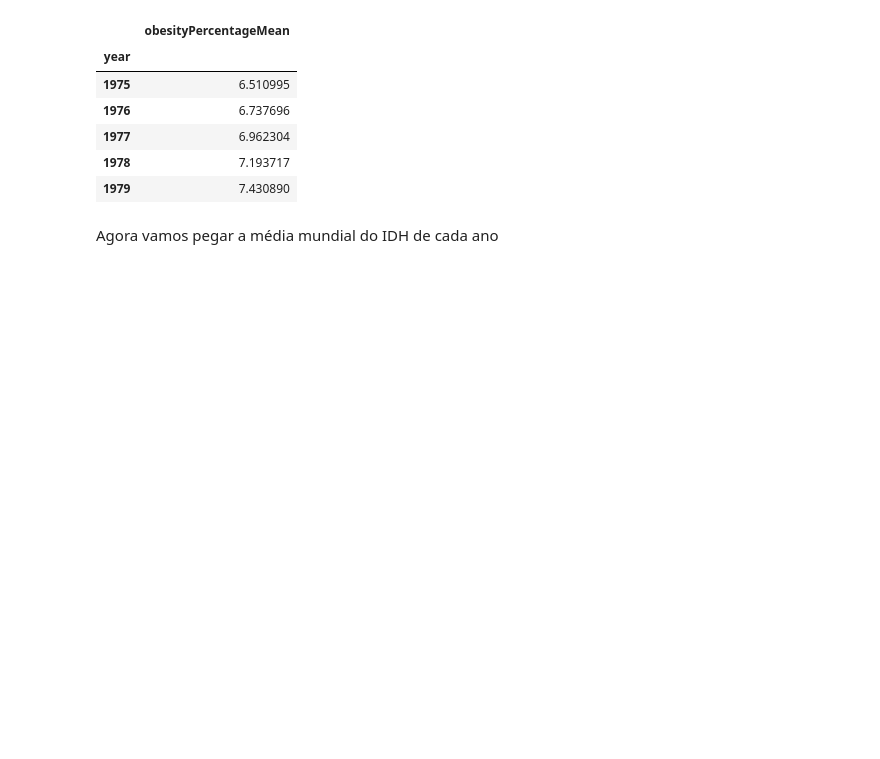
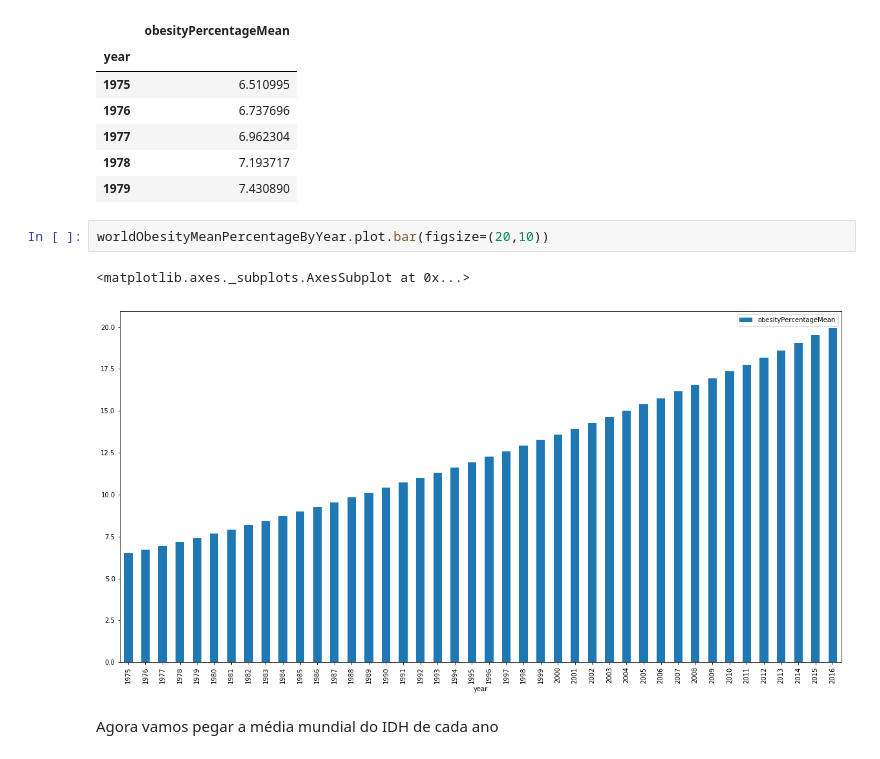
Before and after one commit to if1015-datascience-ufpe/2018-2-projeto-follow-up, a Jupyter notebook: src/Follow UP.ipynb, the cells around one changed output. Drawn from its saved outputs; the diff is of its cells as text; blank space fills up the shorter version.

```diff
--- a/src/Follow UP.ipynb
+++ b/src/Follow UP.ipynb
@@ -69,6 +86,11 @@ worldObesityMeanPercentageByYear.head()
 | 1977 | 6.962304 |
 | 1978 | 7.193717 |
 | 1979 | 7.430890 |
+# %%
+worldObesityMeanPercentageByYear.plot.bar(figsize=(20,10))
+# %% [output]
+<matplotlib.axes._subplots.AxesSubplot at 0x...>
+[figure, added]
 # %% [markdown]
 Agora vamos pegar a média mundial do IDH de cada ano
 # %%
```
Also changed, not shown: parts of 5 cells of this notebook.
